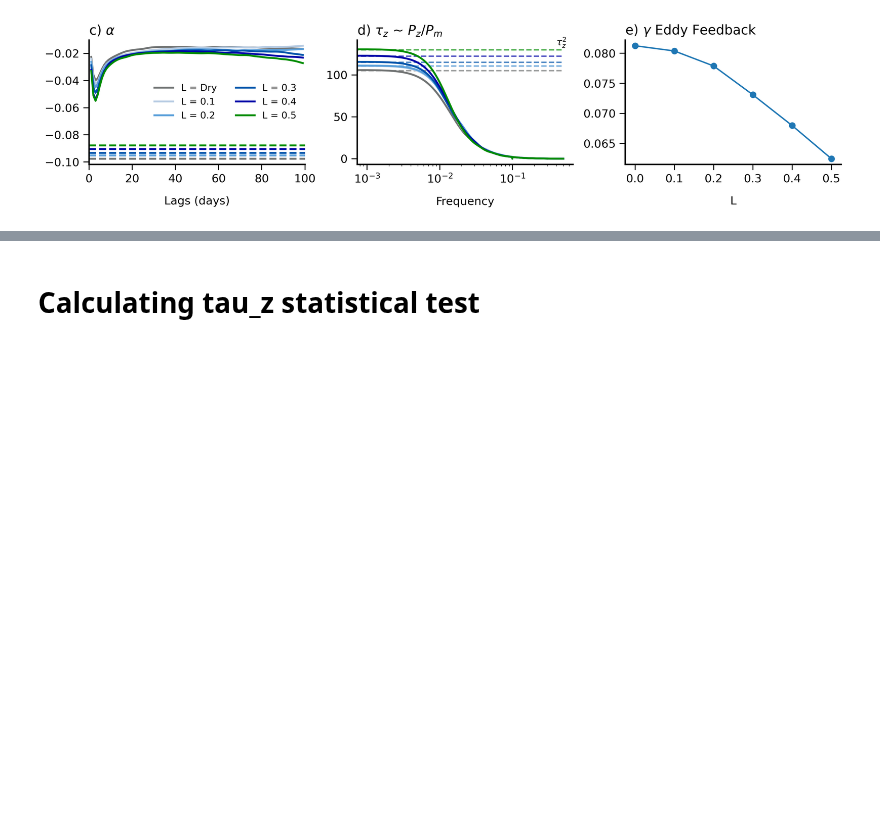
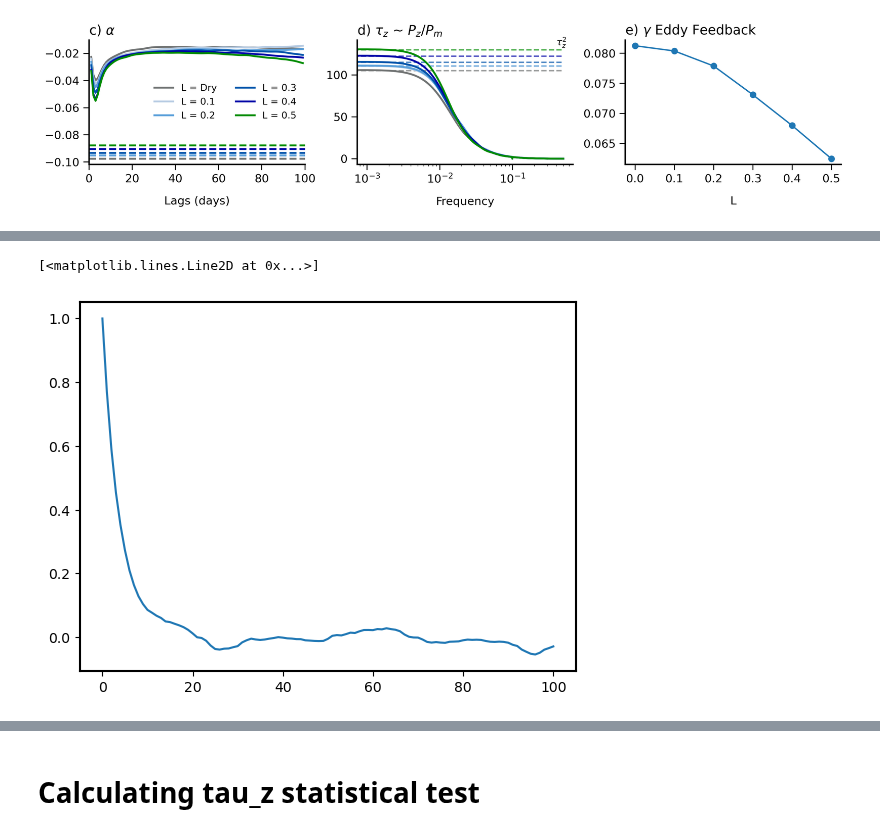
Before and after one commit to PeterChang1023/Moist_Dycore, a Jupyter notebook: IdealizeSpetral.jl/exp/HSt42/Moist_Dycore_Fig2_statistical_test_Cal.ipynb, the cells around one changed output, grey strips where cells are left out. Saved outputs shown, nothing was run; the diff lists cells and outputs as text; code cells hidden in the pictures; blank space fills up the shorter version.

```diff
--- a/IdealizeSpetral.jl/exp/HSt42/Moist_Dycore_Fig2_statistical_test_Cal.ipynb
+++ b/IdealizeSpetral.jl/exp/HSt42/Moist_Dycore_Fig2_statistical_test_Cal.ipynb
@@ -461,0 +562,24 @@ Calculating AR1...
+# %%
+def autocorrelation(x, max_lag):
+    """ 計算時間序列 x 的自相關函數 (ACF)
+
+    參數:
+    x : array-like, 時間序列數據
+    max_lag : int, 計算的最大滯後時間
+
+    返回:
+    acf : array, 長度為 max_lag+1 的自相關數據
+    """
+    x = np.array(x)
+    n = len(x)
+
+    # 計算平均值並標準化數據
+    x_mean = np.mean(x)
+    x_var = np.var(x)
+
+    acf = np.zeros(max_lag + 1)
+
+    for lag in range(max_lag + 1):
+        acf[lag] = np.sum((x[:n - lag] - x_mean) * (x[lag:] - x_mean)) / (n - lag) / x_var
+
+    return acf
@@ -461,0 +638,6 @@ Calculating AR1...
+# %%
+plt.figure()
+plt.plot(test[:])
+# %% [output]
+[<matplotlib.lines.Line2D at 0x...>]
+[figure, added]
```
Also changed, not shown: parts of 22 cells of this notebook.
